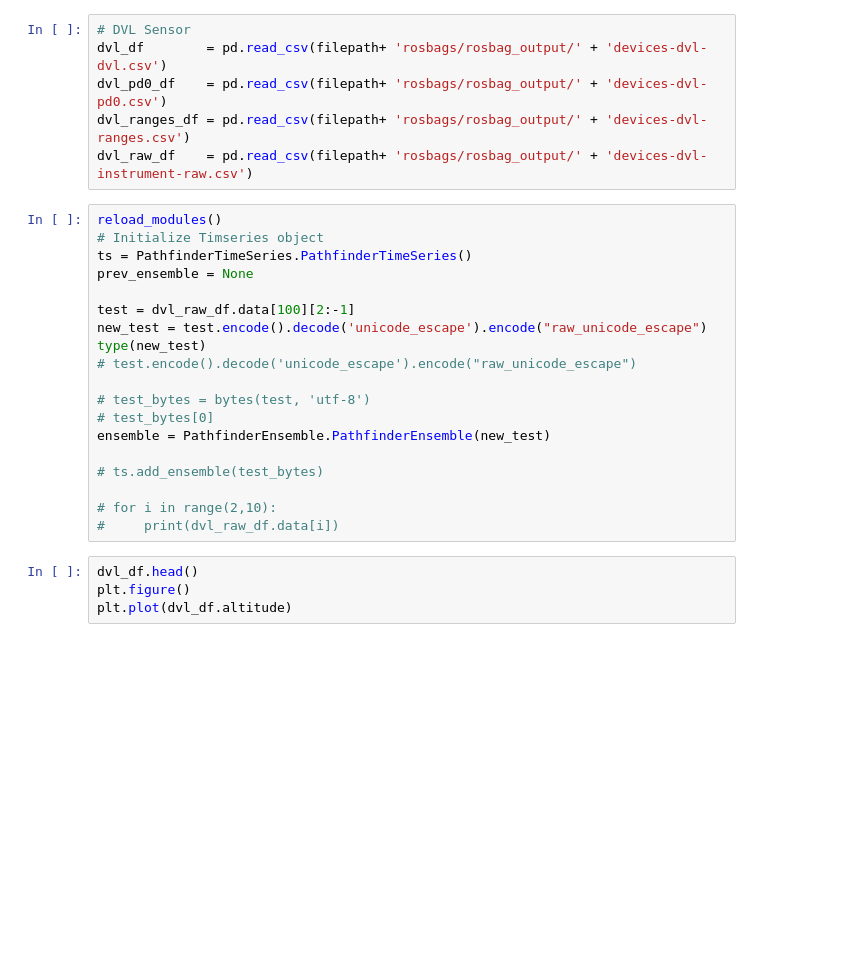
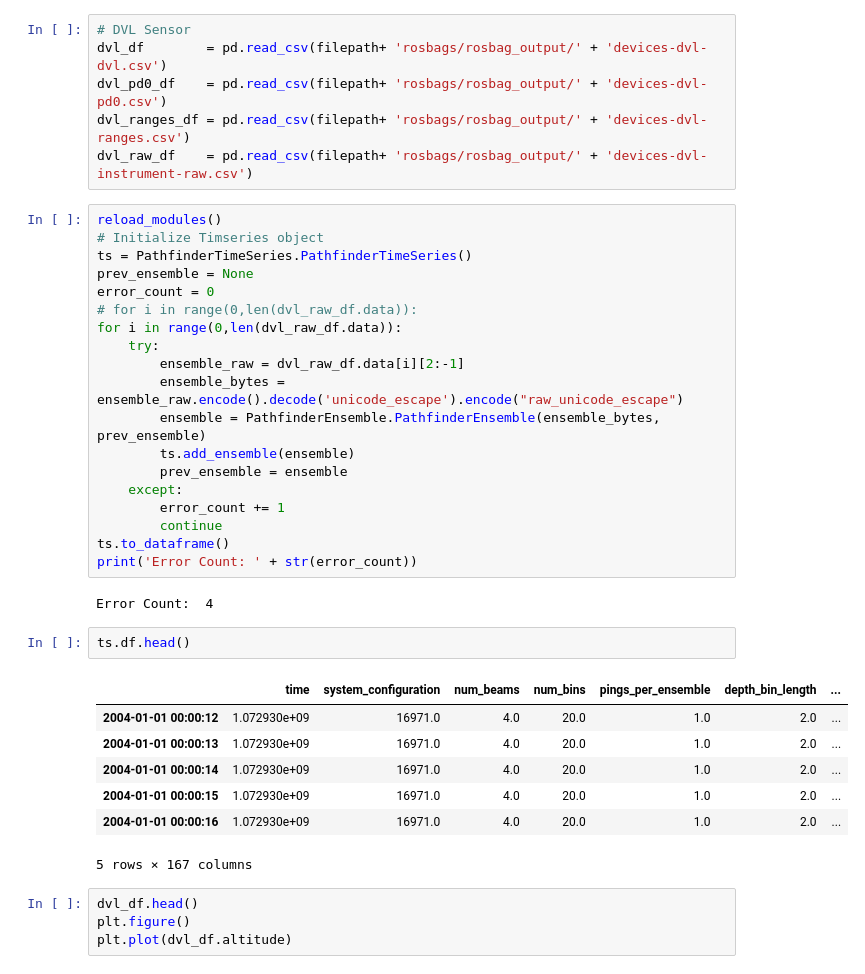
Before and after one commit to gidobot/dvl-nav, a Jupyter notebook: notebook/dvl-navigation-unit770.ipynb, the cells around one changed output. Cells and saved outputs as stored; diff of their text form; blank space fills up the shorter version.

```diff
--- a/notebook/dvl-navigation-unit770.ipynb
+++ b/notebook/dvl-navigation-unit770.ipynb
@@ -230,25 +261,37 @@ dvl_df        = pd.read_csv(filepath+ 'rosbags/rosbag_output/' + 'devices-dvl-dv
 dvl_pd0_df    = pd.read_csv(filepath+ 'rosbags/rosbag_output/' + 'devices-dvl-pd0.csv')
 dvl_ranges_df = pd.read_csv(filepath+ 'rosbags/rosbag_output/' + 'devices-dvl-ranges.csv')
 dvl_raw_df    = pd.read_csv(filepath+ 'rosbags/rosbag_output/' + 'devices-dvl-instrument-raw.csv')
-# %%
-reload_modules()
-# Initialize Timseries object
-ts = PathfinderTimeSeries.PathfinderTimeSeries()
-prev_ensemble = None
-
-test = dvl_raw_df.data[100][2:-1]
-new_test = test.encode().decode('unicode_escape').encode("raw_unicode_escape")
-type(new_test)
-# test.encode().decode('unicode_escape').encode("raw_unicode_escape")
-
-# test_bytes = bytes(test, 'utf-8')
-# test_bytes[0]
-ensemble = PathfinderEnsemble.PathfinderEnsemble(new_test)
-
-# ts.add_ensemble(test_bytes)
-
-# for i in range(2,10):
-#     print(dvl_raw_df.data[i])
+# %%
+reload_modules()
+# Initialize Timseries object
+ts = PathfinderTimeSeries.PathfinderTimeSeries()
+prev_ensemble = None
+error_count = 0
+# for i in range(0,len(dvl_raw_df.data)):
+for i in range(0,len(dvl_raw_df.data)):
+    try:
+        ensemble_raw = dvl_raw_df.data[i][2:-1]
+        ensemble_bytes = ensemble_raw.encode().decode('unicode_escape').encode("raw_unicode_escape")
+        ensemble = PathfinderEnsemble.PathfinderEnsemble(ensemble_bytes, prev_ensemble)
+        ts.add_ensemble(ensemble)
+        prev_ensemble = ensemble
+    except:
+        error_count += 1
+        continue
+ts.to_dataframe()
+print('Error Count: ' + str(error_count))
+# %% [output]
+Error Count:  4
+# %%
+ts.df.head()
+# %% [output]
+|  | time | system_configuration | num_beams | num_bins | pings_per_ensemble | depth_bin_length | ... |
+| 2004-01-01 00:00:12 | 1.072930e+09 | 16971.0 | 4.0 | 20.0 | 1.0 | 2.0 | ... |
+| 2004-01-01 00:00:13 | 1.072930e+09 | 16971.0 | 4.0 | 20.0 | 1.0 | 2.0 | ... |
+| 2004-01-01 00:00:14 | 1.072930e+09 | 16971.0 | 4.0 | 20.0 | 1.0 | 2.0 | ... |
+| 2004-01-01 00:00:15 | 1.072930e+09 | 16971.0 | 4.0 | 20.0 | 1.0 | 2.0 | ... |
+| 2004-01-01 00:00:16 | 1.072930e+09 | 16971.0 | 4.0 | 20.0 | 1.0 | 2.0 | ... |
+5 rows × 167 columns
 # %%
 dvl_df.head()
 plt.figure()
```
Also changed, not shown: parts of 4 cells of this notebook, 1 other file.
